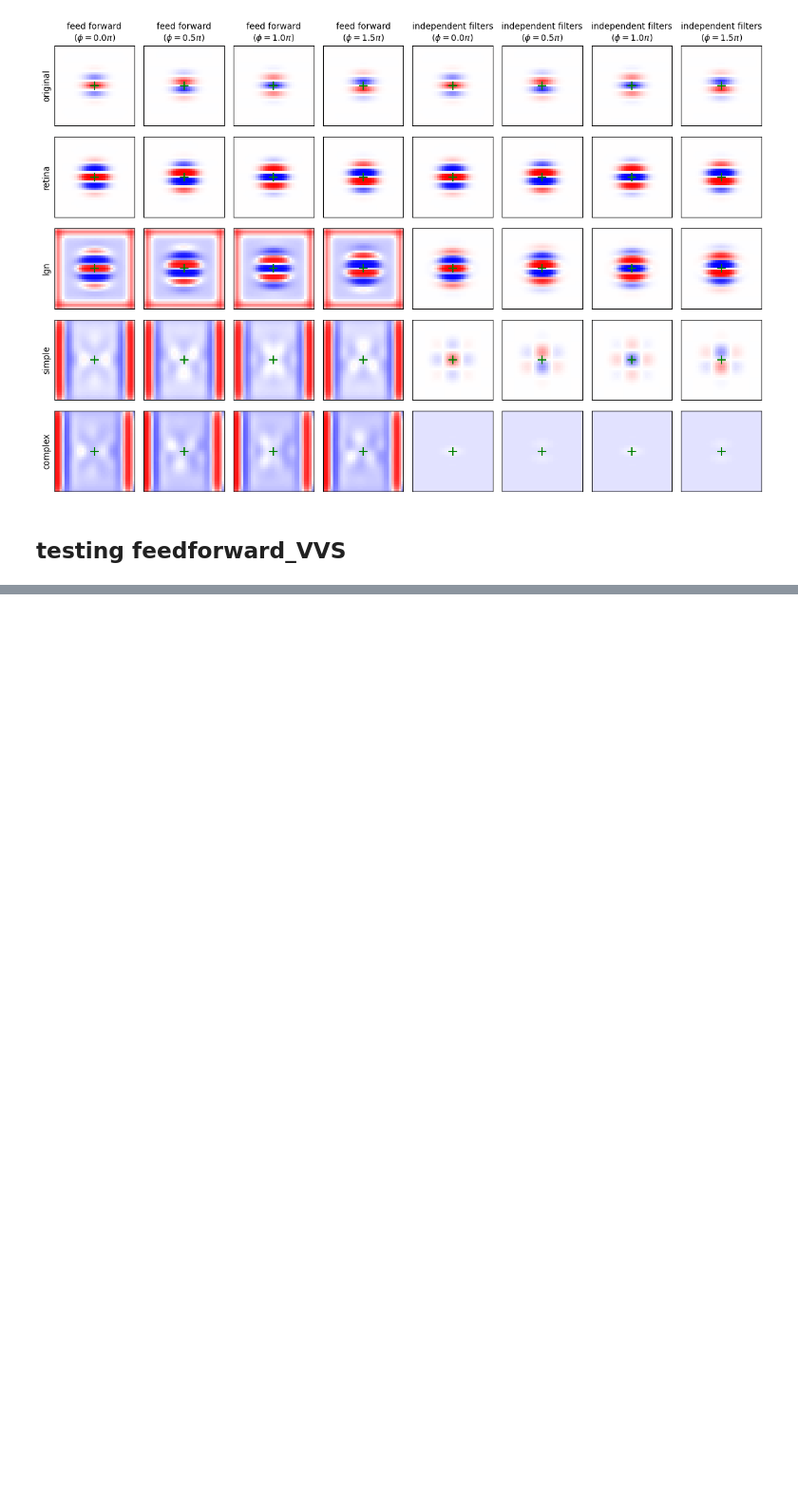
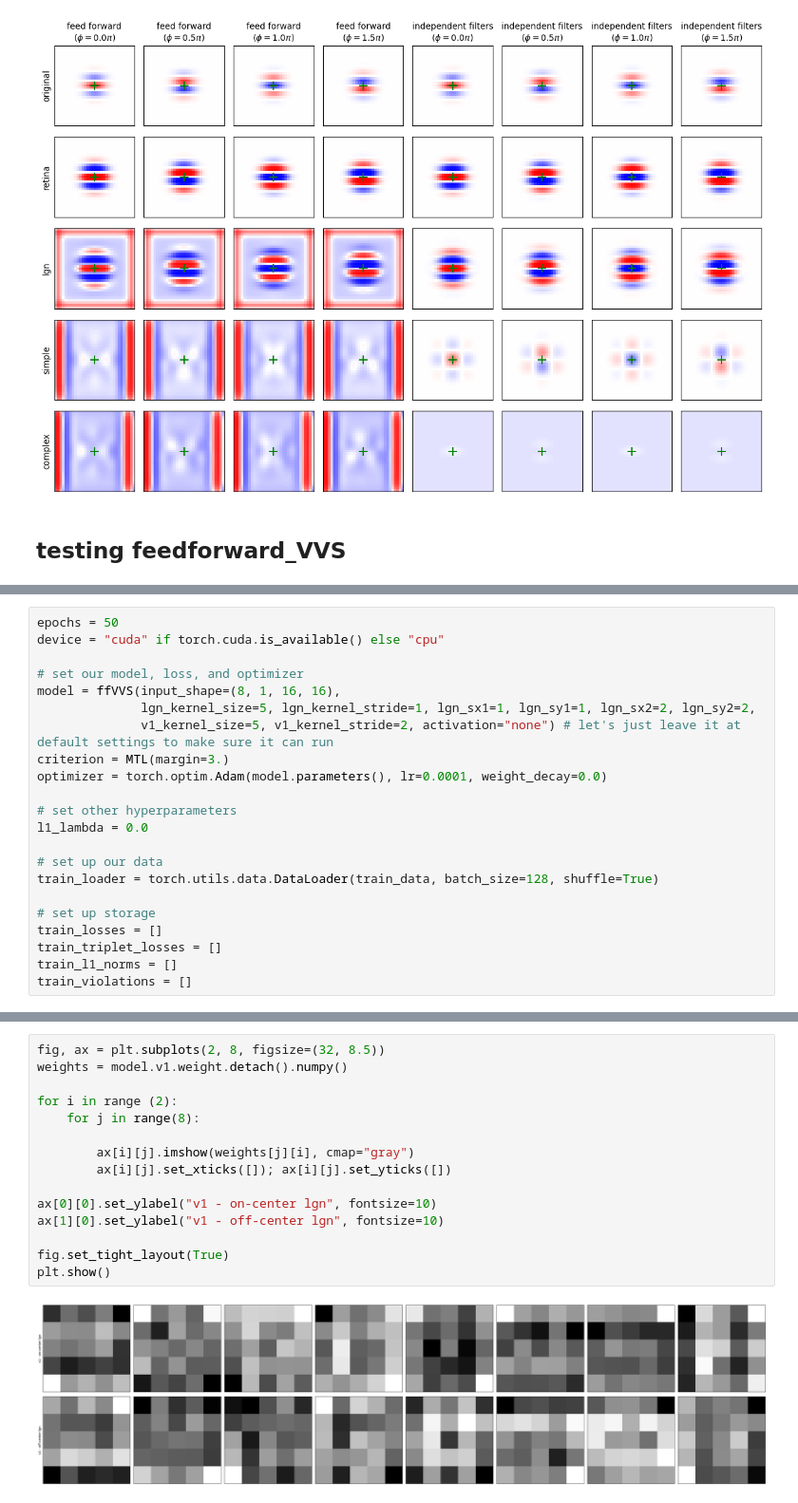
Before and after one commit to MarioDipoppa/thalamocortical_powerlaw, a Jupyter notebook: testing.ipynb, the cells around one changed output, grey strips where cells are left out. Shown at 95% size. Cells and saved outputs as stored; diff of their text form; blank space fills up the shorter version.

```diff
--- a/testing.ipynb
+++ b/testing.ipynb
@@ -643 +663,23 @@ plt.show()
+# %%
+epochs = 50
+device = "cuda" if torch.cuda.is_available() else "cpu"
+
+# set our model, loss, and optimizer
+model = ffVVS(input_shape=(8, 1, 16, 16),
+              lgn_kernel_size=5, lgn_kernel_stride=1, lgn_sx1=1, lgn_sy1=1, lgn_sx2=2, lgn_sy2=2,
+              v1_kernel_size=5, v1_kernel_stride=2, activation="none") # let's just leave it at default settings to make sure it can run
+criterion = MTL(margin=3.)
+optimizer = torch.optim.Adam(model.parameters(), lr=0.0001, weight_decay=0.0)
+
+# set other hyperparameters
+l1_lambda = 0.0
+
+# set up our data
+train_loader = torch.utils.data.DataLoader(train_data, batch_size=128, shuffle=True)
+
+# set up storage
+train_losses = []
+train_triplet_losses = []
+train_l1_norms = []
+train_violations = []
 # %%
@@ -658,0 +743,17 @@ plt.show()
+# %%
+fig, ax = plt.subplots(2, 8, figsize=(32, 8.5))
+weights = model.v1.weight.detach().numpy()
+
+for i in range (2):
+    for j in range(8):
+
+        ax[i][j].imshow(weights[j][i], cmap="gray")
+        ax[i][j].set_xticks([]); ax[i][j].set_yticks([])
+
+ax[0][0].set_ylabel("v1 - on-center lgn", fontsize=10)
+ax[1][0].set_ylabel("v1 - off-center lgn", fontsize=10)
+
+fig.set_tight_layout(True)
+plt.show()
+# %% [output]
+[figure, added]
```
Also changed, not shown: parts of 44 cells of this notebook, 6 other files.
